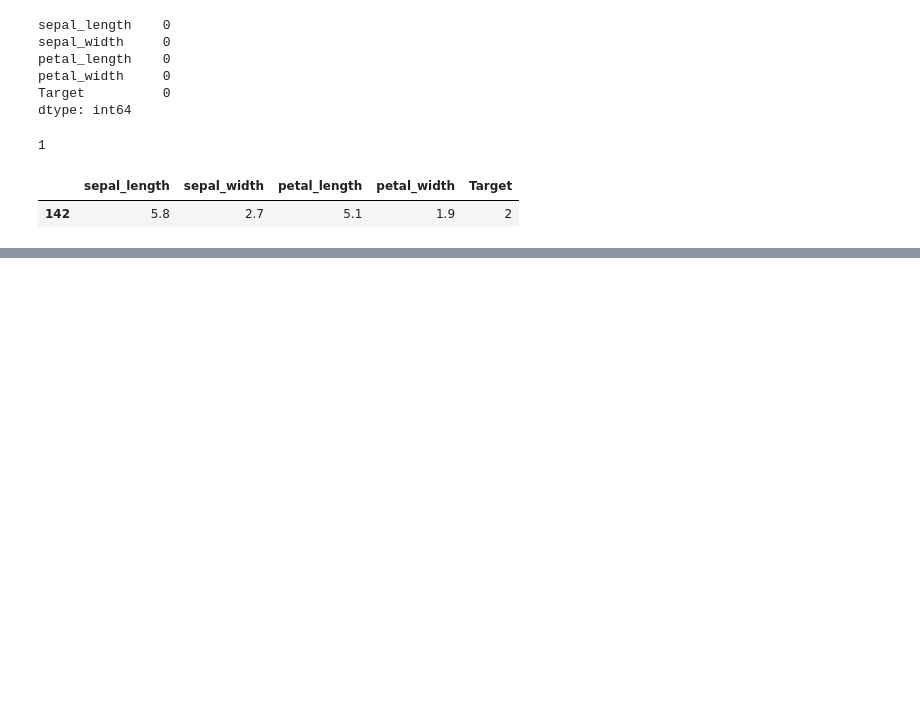
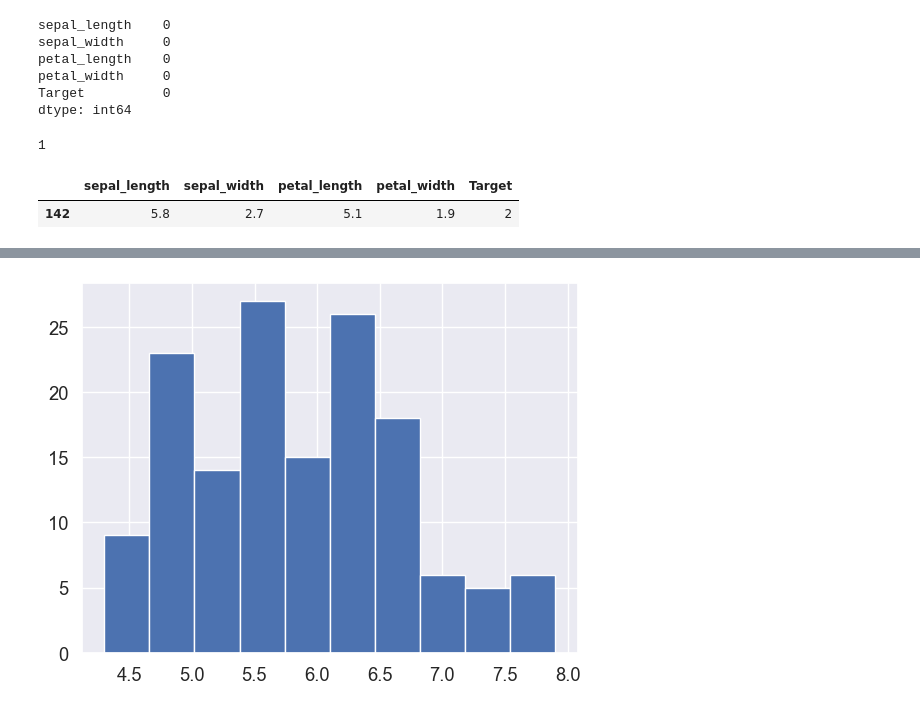
Before and after one commit to ChaesongYun/ML, a Jupyter notebook: classification.ipynb, the cells around one changed output, grey strips where cells are left out. Cells and saved outputs as stored; diff of their text form; code cells hidden in the pictures; blank space fills up the shorter version.

```diff
--- a/classification.ipynb
+++ b/classification.ipynb
@@ -140,0 +186,6 @@ df.loc[df.duplicated(), :]
+# %%
+# sepal_length 값의 분포 - hist 함수
+plt.hist(x='sepal_length', data=df)
+plt.show()
+# %% [output]
+[figure, added]
```
Also changed, not shown: parts of 9 cells of this notebook.
